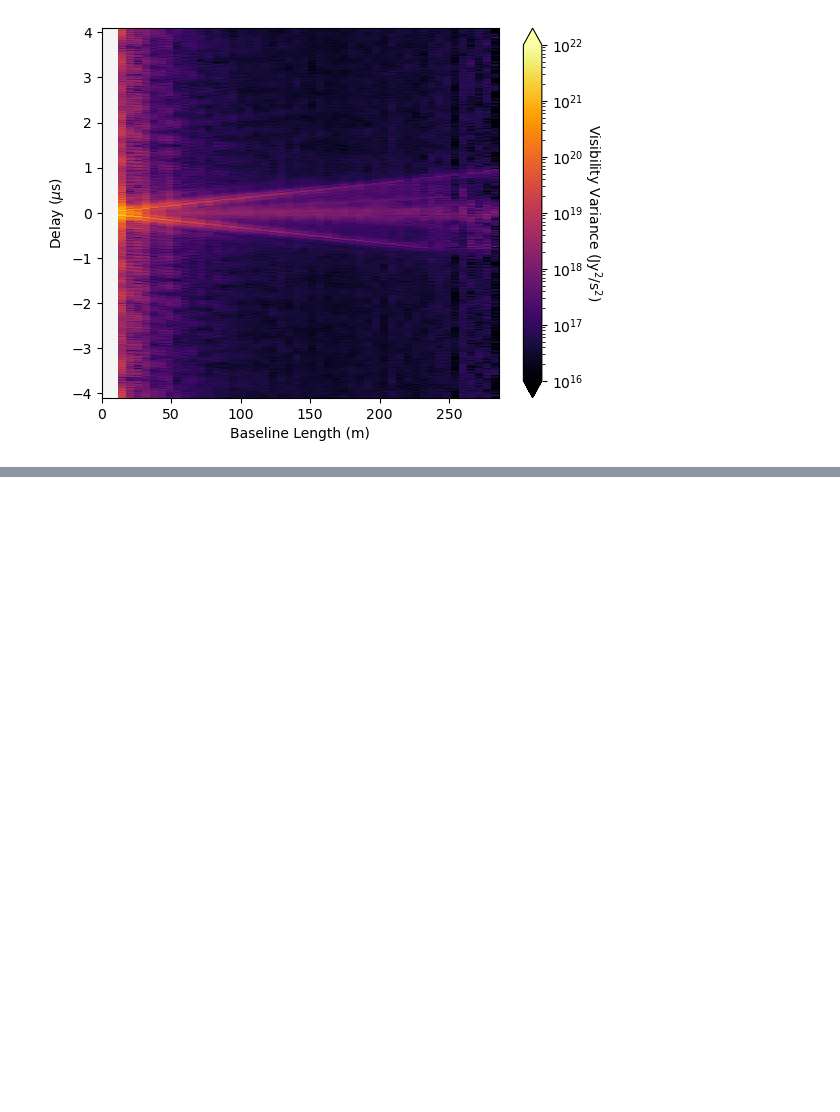
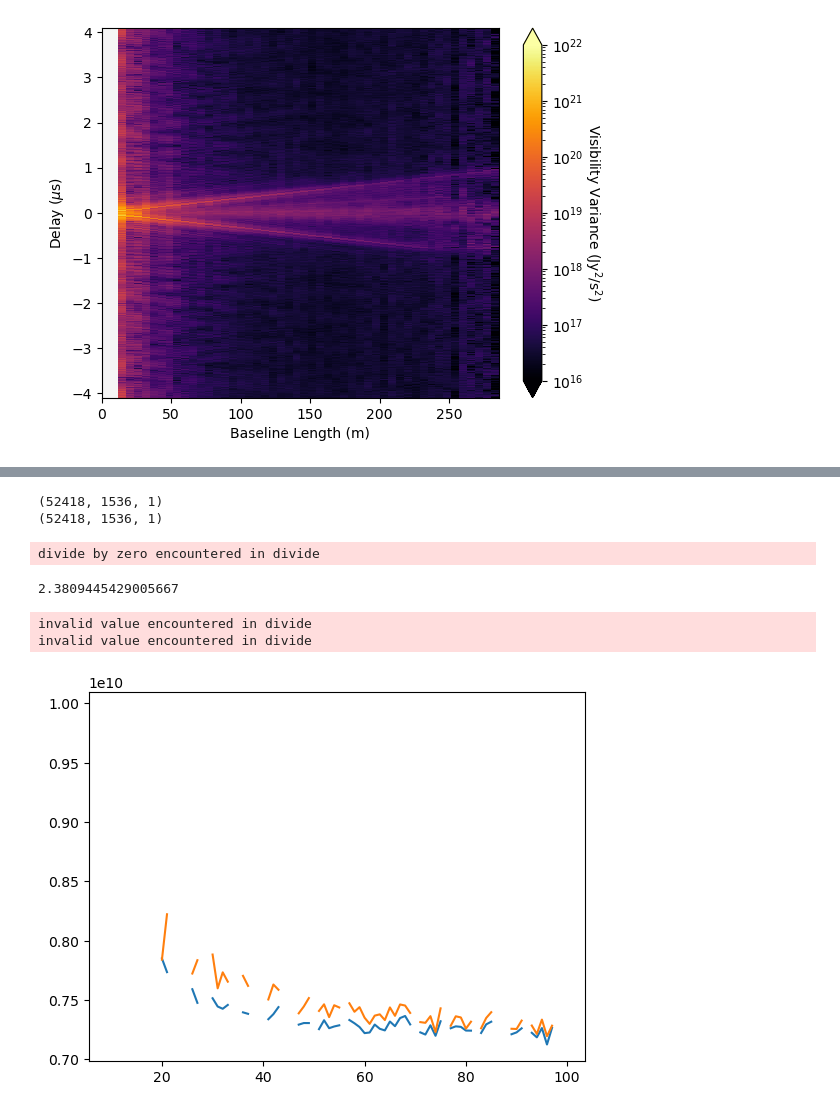
Before and after one commit to rlbyrne/rlb_hera, a Jupyter notebook: visualize_dwabscal_solutions_Jul2024.ipynb, the cells around one changed output, grey strips where cells are left out. Drawn from its saved outputs; the diff is of its cells as text; code cells hidden in the pictures; blank space fills up the shorter version.

```diff
--- a/visualize_dwabscal_solutions_Jul2024.ipynb
+++ b/visualize_dwabscal_solutions_Jul2024.ipynb
@@ -64,0 +167,38 @@ plot_delay_spectra.plot_visibilities(data_dwabscal)
+# %%
+print(np.shape(diff.data_array))
+print(np.shape(data.data_array))
+ratio = np.abs(diff.data_array) / np.abs(data.data_array)
+ratio[np.where(data.data_array == 0.)] = np.nan
+print(np.nanmean(ratio))
+# %% [output]
+(52418, 1536, 1)
+(52418, 1536, 1)
+divide by zero encountered in divide
+2.3809445429005667
+# %%
+data_binned = np.zeros([nbins], dtype="float")
+diff_binned = np.zeros([nbins], dtype="float")
+nsamples = np.zeros([nbins], dtype="int")
+for bin_ind in range(nbins):
+    bl_inds = np.where(
+        (bl_lengths > bl_bin_edges[bin_ind])
+        & (bl_lengths <= bl_bin_edges[bin_ind + 1])
+        & (~baseline_all_flagged)
+    )[0]
+    if len(bl_inds) > 0:
+        diff_binned[bin_ind] += np.sum(
+            np.abs(diff.data_array[bl_inds, :, 0]) ** 2.0
+        )
+        data_binned[bin_ind] += np.sum(np.abs(data.data_array[bl_inds, :, 0]) ** 2.0)
+        nsamples[bin_ind] += len(bl_inds)
+diff_binned /= nsamples
+data_binned /= nsamples
+# %% [output]
+invalid value encountered in divide
+invalid value encountered in divide
+# %%
+plt.plot(data_binned)
+plt.plot(diff_binned)
+plt.show()
+# %% [output]
+[figure, added]
```
Also changed, not shown: parts of 7 cells of this notebook, 4 other files.
